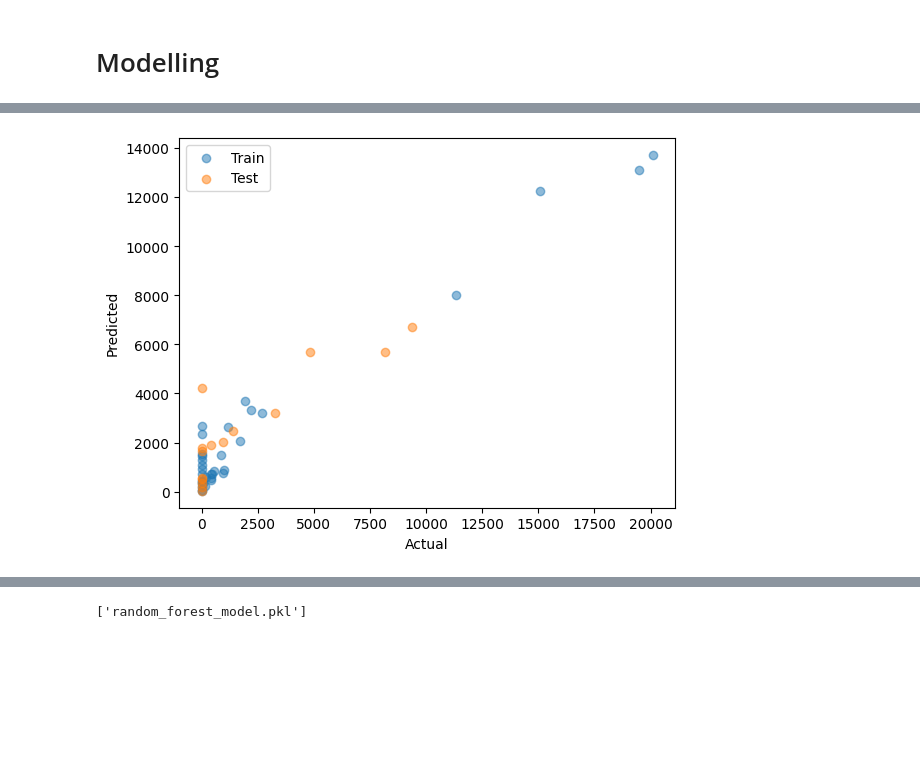
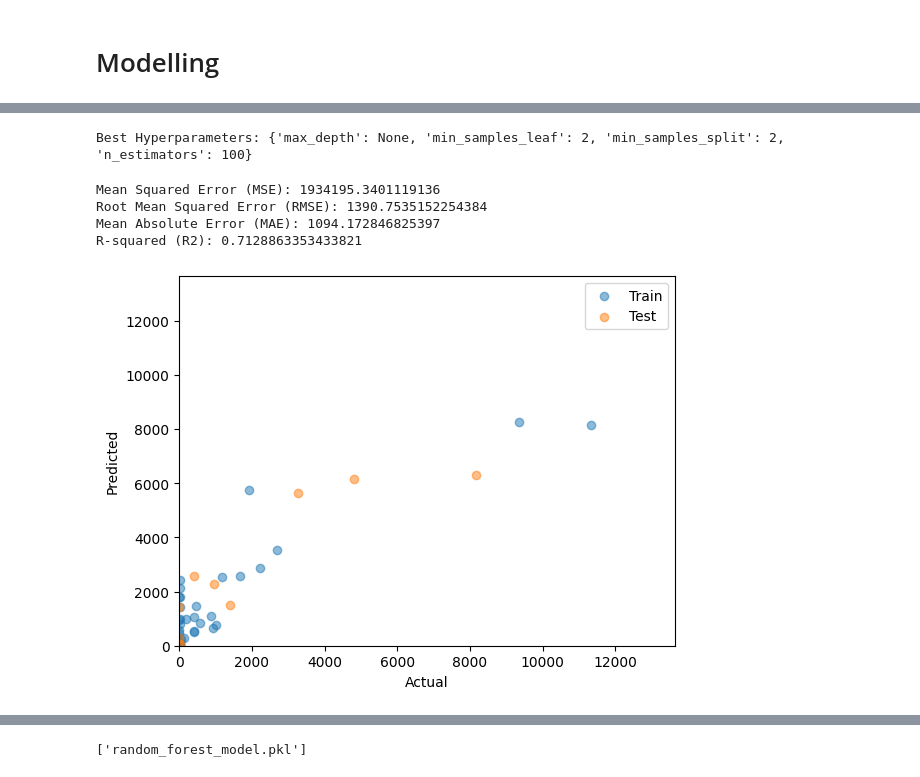
Before and after one commit to wentingjiang2022/mda_kuleuven, a Jupyter notebook: notebooks/data_processing_model.ipynb, the cells around one changed output, grey strips where cells are left out. Cells and saved outputs as stored; diff of their text form; code cells hidden in the pictures; blank space fills up the shorter version.

Commit message:
added visuals in the modelling notebook

```diff
--- a/notebooks/data_processing_model.ipynb
+++ b/notebooks/data_processing_model.ipynb
@@ -245,6 +249,13 @@ df.head()
 # %%
 X = pd.concat([df, dummies], axis=1).drop(columns_to_encode, axis=1)
+#X.to_csv('../data/processed/model_ready.csv', index=None)
+
 y = df_model['Total Deaths']
 
 X_train, X_test, y_train, y_test = train_test_split(X, y,
-                                                    test_size=0.3, random_state=42)
+                                                    test_size=0.2, random_state=42)
+
+print("X_train shape:", X_train.shape)
+print("X_test shape:", X_test.shape)
+print("y_train shape:", y_train.shape)
+print("y_test shape:", y_test.shape)
@@ -295,14 +267,56 @@ image_folder = '../images/'
+# %%
+rf_model = RandomForestRegressor()
+param_grid = {
+    'n_estimators': [100, 200, 400],
+    'max_depth': [None, 10, 20, 30],
+    'min_samples_split': [2, 5, 10],
+    'min_samples_leaf': [1, 2, 4]
+}
+
+grid_search = GridSearchCV(estimator=rf_model, param_grid=param_grid, cv=5, scoring='neg_mean_absolute_error')
+
+grid_search.fit(X_train, y_train)
+
+best_params = grid_search.best_params_
+print("Best Hyperparameters:", best_params)
+
+best_rf_model = grid_search.best_estimator_
+# %% [output]
+Best Hyperparameters: {'max_depth': None, 'min_samples_leaf': 2, 'min_samples_split': 2, 'n_estimators': 100}
+# %%
+rf_model = best_rf_model
+y_pred = rf_model.predict(X_test)
+
+y_pred_train = rf_model.predict(X_train)
+
+mse = mean_squared_error(y_test, y_pred)
+rmse = mean_squared_error(y_test, y_pred, squared=False)
+mae = mean_absolute_error(y_test, y_pred)
+r2 = r2_score(y_test, y_pred)
+
+print("Mean Squared Error (MSE):", mse)
+print("Root Mean Squared Error (RMSE):", rmse)
+print("Mean Absolute Error (MAE):", mae)
+print("R-squared (R2):", r2)
+# %% [output]
+Mean Squared Error (MSE): 1934195.3401119136
+Root Mean Squared Error (RMSE): 1390.7535152254384
+Mean Absolute Error (MAE): 1094.172846825397
+R-squared (R2): 0.7128863353433821
 # %%
+lim = max(list(y_pred_train) + list(y_pred_train) + list(y_test) + list(y_pred))
 plt.scatter(y_train, y_pred_train, alpha=0.5, label='Train')
 plt.scatter(y_test, y_pred, alpha=0.5, label='Test')
 plt.xlabel('Actual')
 plt.ylabel('Predicted')
+plt.xlim([0, lim])
+plt.ylim([0, lim])
 plt.legend()
 plt.savefig(image_folder + 'predicted_actual.png')
 
 plt.show()
 # %% [output]
-[figure, old version]
+[figure, new version]
 # %%
 importances = rf_model.feature_importances_
 
```
Also changed, not shown: parts of 18 cells of this notebook, 6 other files.
